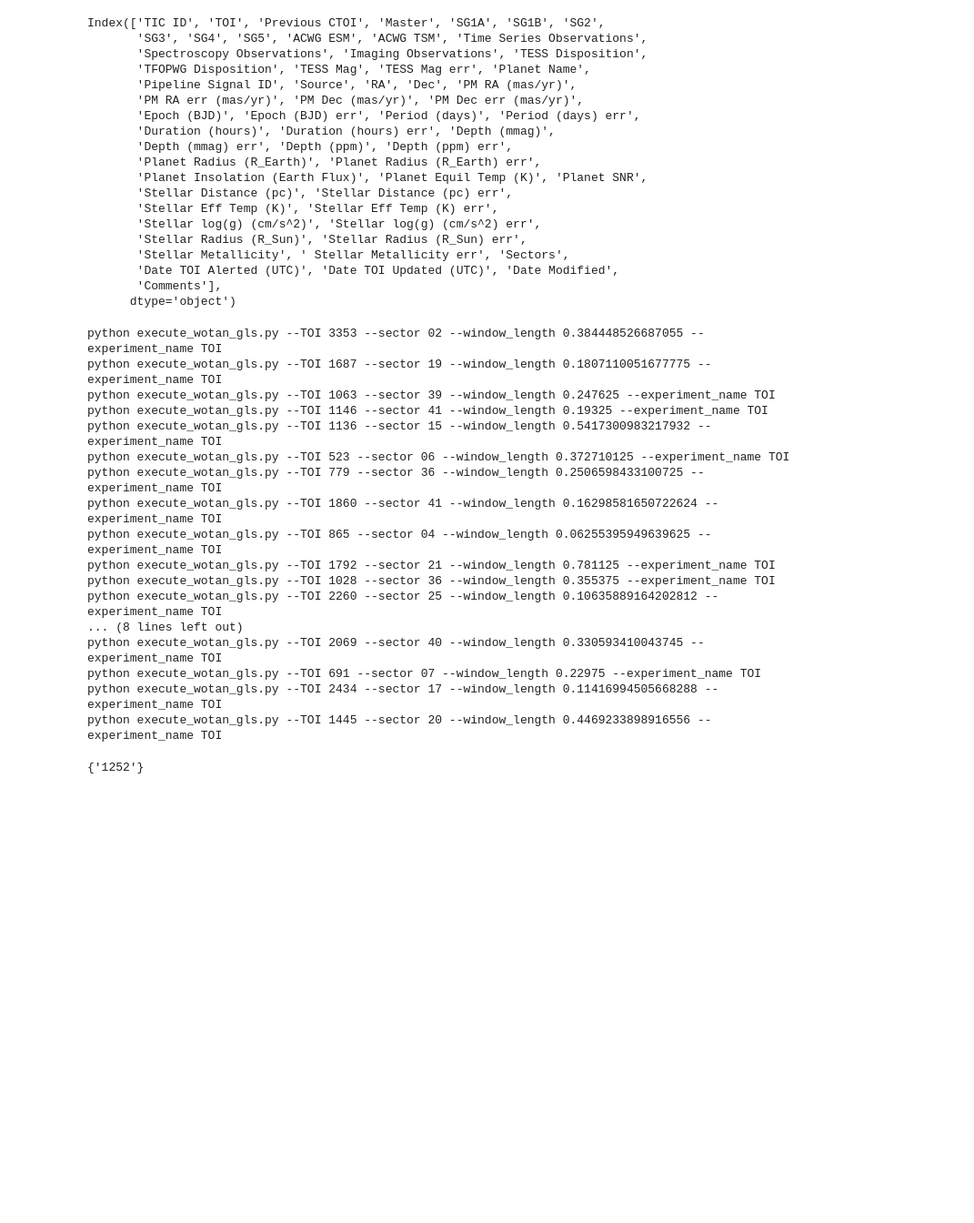
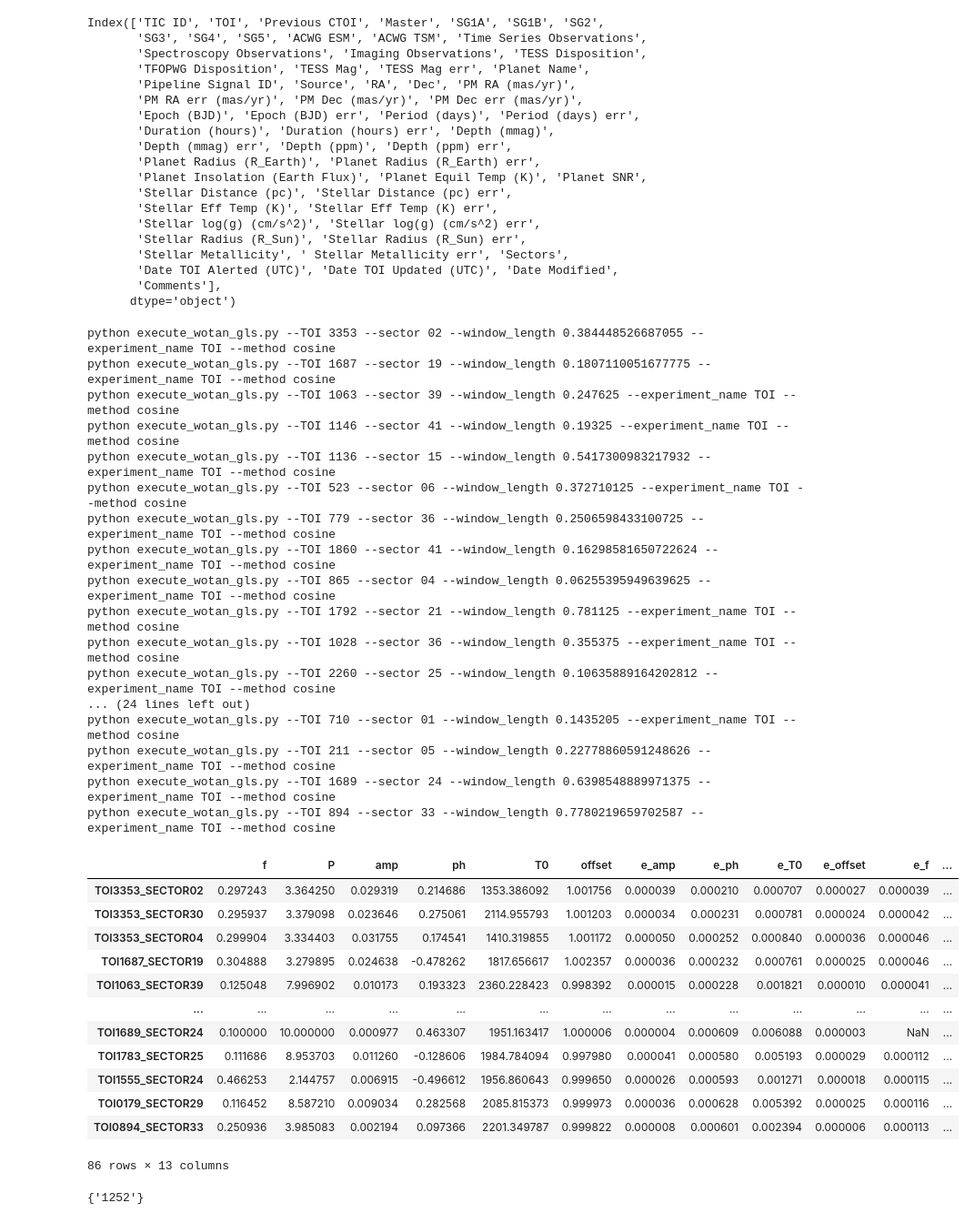
Before and after one commit to hiremasa/ytps, a Jupyter notebook: src/working_notebook.ipynb, the cells around one changed output. Shown at 91% size. Saved outputs shown, nothing was run; the diff lists cells and outputs as text; code cells hidden in the pictures; blank space fills up the shorter version.

```diff
--- a/src/working_notebook.ipynb
+++ b/src/working_notebook.ipynb
@@ -399,7 +399,7 @@ Index(['TIC ID', 'TOI', 'Previous CTOI', 'Master', 'SG1A', 'SG1B', 'SG2',
       dtype='object')
 # %%
 se = set()
-for idx in df_top10.index[:50]:
+for idx in df_top10.index[:86]:
     a, b = idx.split("_")
     TOI_number = str(int(a[3:])) #e.g 3353, 523
     sector_number = str(b[-2:]) # e.g 01, 14
@@ -410,29 +410,45 @@ for idx in df_top10.index[:50]:
         se.add(TOI_number)
 
         if duration_value is not None:
-            print(f'python execute_wotan_gls.py --TOI {TOI_number} --sector {sector_number} --window_length {3 * duration_value / 24} --experiment_name TOI')
+            print(f'python execute_wotan_gls.py --TOI {TOI_number} --sector {sector_number} --window_length {3 * duration_value / 24} --experiment_name TOI --method cosine')
         else:
-            print(f'python execute_wotan_gls.py --TOI {TOI_number} --sector {sector_number} --window_length 0.3 --experiment_name TOI')
+            print(f'python execute_wotan_gls.py --TOI {TOI_number} --sector {sector_number} --window_length 0.3 --experiment_name TOI --method cosine')
     else:
         pass
 # %% [output]
-python execute_wotan_gls.py --TOI 3353 --sector 02 --window_length 0.384448526687055 --experiment_name TOI
-python execute_wotan_gls.py --TOI 1687 --sector 19 --window_length 0.1807110051677775 --experiment_name TOI
-python execute_wotan_gls.py --TOI 1063 --sector 39 --window_length 0.247625 --experiment_name TOI
-python execute_wotan_gls.py --TOI 1146 --sector 41 --window_length 0.19325 --experiment_name TOI
-python execute_wotan_gls.py --TOI 1136 --sector 15 --window_length 0.5417300983217932 --experiment_name TOI
-python execute_wotan_gls.py --TOI 523 --sector 06 --window_length 0.372710125 --experiment_name TOI
-python execute_wotan_gls.py --TOI 779 --sector 36 --window_length 0.2506598433100725 --experiment_name TOI
-python execute_wotan_gls.py --TOI 1860 --sector 41 --window_length 0.16298581650722624 --experiment_name TOI
-python execute_wotan_gls.py --TOI 865 --sector 04 --window_length 0.06255395949639625 --experiment_name TOI
-python execute_wotan_gls.py --TOI 1792 --sector 21 --window_length 0.781125 --experiment_name TOI
-python execute_wotan_gls.py --TOI 1028 --sector 36 --window_length 0.355375 --experiment_name TOI
-python execute_wotan_gls.py --TOI 2260 --sector 25 --window_length 0.10635889164202812 --experiment_name TOI
-... (8 lines left out)
-python execute_wotan_gls.py --TOI 2069 --sector 40 --window_length 0.330593410043745 --experiment_name TOI
-python execute_wotan_gls.py --TOI 691 --sector 07 --window_length 0.22975 --experiment_name TOI
-python execute_wotan_gls.py --TOI 2434 --sector 17 --window_length 0.11416994505668288 --experiment_name TOI
-python execute_wotan_gls.py --TOI 1445 --sector 20 --window_length 0.4469233898916556 --experiment_name TOI
+python execute_wotan_gls.py --TOI 3353 --sector 02 --window_length 0.384448526687055 --experiment_name TOI --method cosine
+python execute_wotan_gls.py --TOI 1687 --sector 19 --window_length 0.1807110051677775 --experiment_name TOI --method cosine
+python execute_wotan_gls.py --TOI 1063 --sector 39 --window_length 0.247625 --experiment_name TOI --method cosine
+python execute_wotan_gls.py --TOI 1146 --sector 41 --window_length 0.19325 --experiment_name TOI --method cosine
+python execute_wotan_gls.py --TOI 1136 --sector 15 --window_length 0.5417300983217932 --experiment_name TOI --method cosine
+python execute_wotan_gls.py --TOI 523 --sector 06 --window_length 0.372710125 --experiment_name TOI --method cosine
+python execute_wotan_gls.py --TOI 779 --sector 36 --window_length 0.2506598433100725 --experiment_name TOI --method cosine
+python execute_wotan_gls.py --TOI 1860 --sector 41 --window_length 0.16298581650722624 --experiment_name TOI --method cosine
+python execute_wotan_gls.py --TOI 865 --sector 04 --window_length 0.06255395949639625 --experiment_name TOI --method cosine
+python execute_wotan_gls.py --TOI 1792 --sector 21 --window_length 0.781125 --experiment_name TOI --method cosine
+python execute_wotan_gls.py --TOI 1028 --sector 36 --window_length 0.355375 --experiment_name TOI --method cosine
+python execute_wotan_gls.py --TOI 2260 --sector 25 --window_length 0.10635889164202812 --experiment_name TOI --method cosine
+... (24 lines left out)
+python execute_wotan_gls.py --TOI 710 --sector 01 --window_length 0.1435205 --experiment_name TOI --method cosine
+python execute_wotan_gls.py --TOI 211 --sector 05 --window_length 0.22778860591248626 --experiment_name TOI --method cosine
+python execute_wotan_gls.py --TOI 1689 --sector 24 --window_length 0.6398548889971375 --experiment_name TOI --method cosine
+python execute_wotan_gls.py --TOI 894 --sector 33 --window_length 0.7780219659702587 --experiment_name TOI --method cosine
+# %%
+df_top10.iloc[:86, :]
+# %% [output]
+|  | f | P | amp | ph | T0 | offset | e_amp | e_ph | e_T0 | e_offset | e_f | ... |
+| TOI3353_SECTOR02 | 0.297243 | 3.364250 | 0.029319 | 0.214686 | 1353.386092 | 1.001756 | 0.000039 | 0.000210 | 0.000707 | 0.000027 | 0.000039 | ... |
+| TOI3353_SECTOR30 | 0.295937 | 3.379098 | 0.023646 | 0.275061 | 2114.955793 | 1.001203 | 0.000034 | 0.000231 | 0.000781 | 0.000024 | 0.000042 | ... |
+| TOI3353_SECTOR04 | 0.299904 | 3.334403 | 0.031755 | 0.174541 | 1410.319855 | 1.001172 | 0.000050 | 0.000252 | 0.000840 | 0.000036 | 0.000046 | ... |
+| TOI1687_SECTOR19 | 0.304888 | 3.279895 | 0.024638 | -0.478262 | 1817.656617 | 1.002357 | 0.000036 | 0.000232 | 0.000761 | 0.000025 | 0.000046 | ... |
+| TOI1063_SECTOR39 | 0.125048 | 7.996902 | 0.010173 | 0.193323 | 2360.228423 | 0.998392 | 0.000015 | 0.000228 | 0.001821 | 0.000010 | 0.000041 | ... |
+| ... | ... | ... | ... | ... | ... | ... | ... | ... | ... | ... | ... | ... |
+| TOI1689_SECTOR24 | 0.100000 | 10.000000 | 0.000977 | 0.463307 | 1951.163417 | 1.000006 | 0.000004 | 0.000609 | 0.006088 | 0.000003 | NaN | ... |
+| TOI1783_SECTOR25 | 0.111686 | 8.953703 | 0.011260 | -0.128606 | 1984.784094 | 0.997980 | 0.000041 | 0.000580 | 0.005193 | 0.000029 | 0.000112 | ... |
+| TOI1555_SECTOR24 | 0.466253 | 2.144757 | 0.006915 | -0.496612 | 1956.860643 | 0.999650 | 0.000026 | 0.000593 | 0.001271 | 0.000018 | 0.000115 | ... |
+| TOI0179_SECTOR29 | 0.116452 | 8.587210 | 0.009034 | 0.282568 | 2085.815373 | 0.999973 | 0.000036 | 0.000628 | 0.005392 | 0.000025 | 0.000116 | ... |
+| TOI0894_SECTOR33 | 0.250936 | 3.985083 | 0.002194 | 0.097366 | 2201.349787 | 0.999822 | 0.000008 | 0.000601 | 0.002394 | 0.000006 | 0.000113 | ... |
+86 rows × 13 columns
 # %%
 se
 # %% [output]
```
Also changed, not shown: parts of 7 cells of this notebook, 3 other files.
